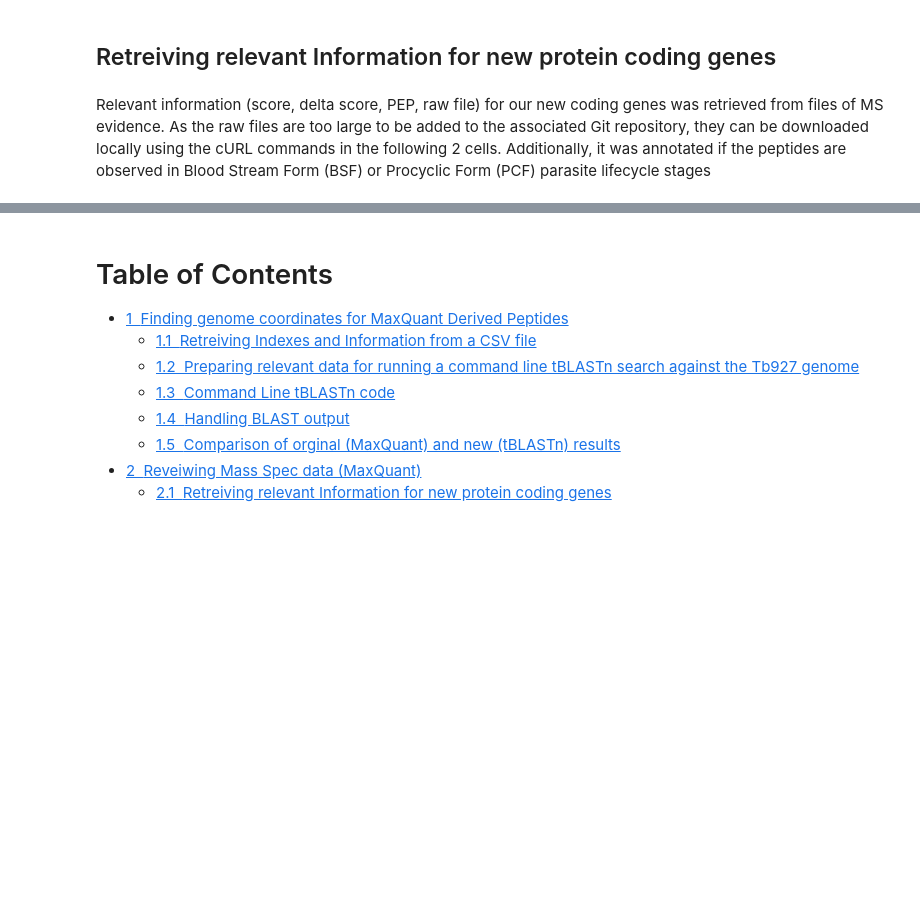
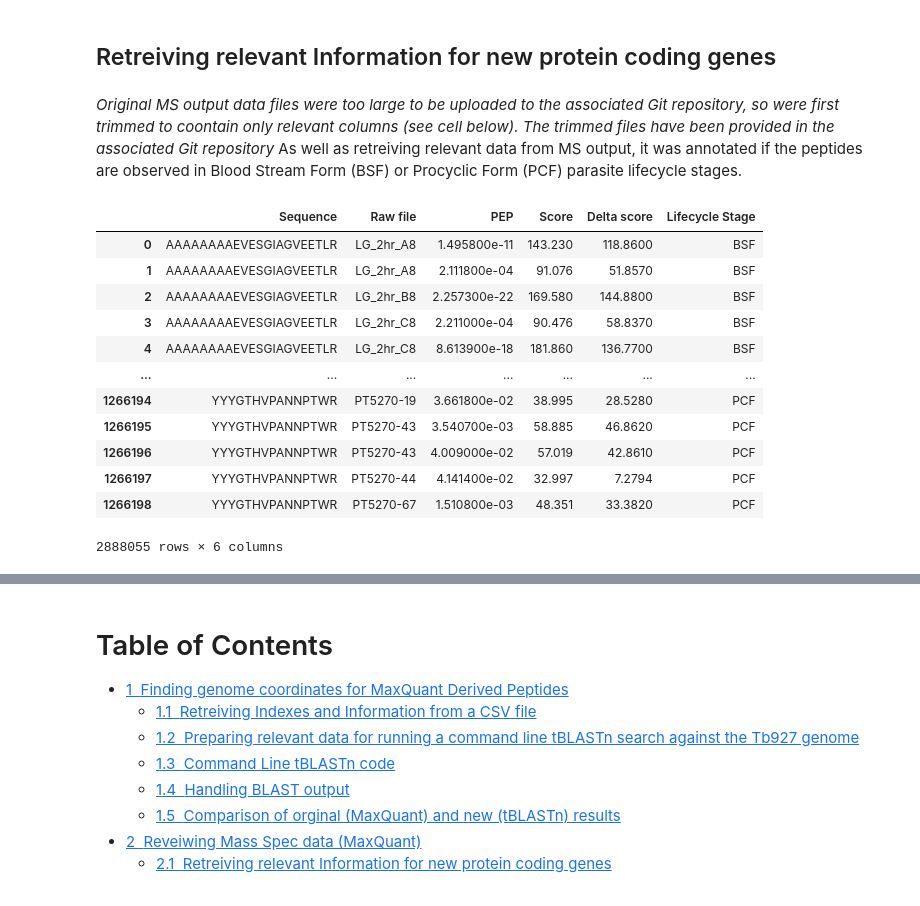
Before and after one commit to e-marriott/honours_project, a Jupyter notebook: project_notebook.ipynb, the cells around one changed output, grey strips where cells are left out. Cells and saved outputs as stored; diff of their text form; code cells hidden in the pictures; blank space fills up the shorter version.

Commit message:
trim evidence zip files

```diff
--- a/project_notebook.ipynb
+++ b/project_notebook.ipynb
@@ -277,5 +277,5 @@ The data produced by MaxQuant was reviewed to manually assess if the evidence is
 # %% [markdown]
 ## Retreiving relevant Information for new protein coding genes
 # %% [markdown]
-Relevant information (score, delta score, PEP, raw file) for our new coding genes was retrieved from files of MS evidence. As the raw files are too large to be added to the associated Git repository, they can be downloaded locally using the cURL commands in the following 2 cells.
-Additionally, it was annotated if the peptides are observed in Blood Stream Form (BSF) or Procyclic Form (PCF) parasite lifecycle stages
+*Original MS output data files were too large to be uploaded to the associated Git repository, so were first trimmed to coontain only relevant columns (see cell below). The trimmed files have been provided in the associated Git repository*
+As well as retreiving relevant data from MS output, it was annotated if the peptides are observed in Blood Stream Form (BSF) or Procyclic Form (PCF) parasite lifecycle stages.
@@ -322,16 +288,30 @@ Additionally, it was annotated if the peptides are observed in Blood Stream Form
 # %%
-#read in the proteomic evidence data (relevant columns only) for BSF
+#read in the proteomic evidence data for BSF
 #add a 'lifecyle stage' column, set this to 'BSF'
-df_bsf = pd.read_csv('evidence_bsf.zip',sep='\t', usecols = ['Sequence','Score','Delta score','PEP','Raw file'])
+df_bsf = pd.read_csv('evidence_bsf_trim.zip',sep=',')
 df_bsf['Lifecycle Stage'] = 'BSF'
 
 #as above for PCF
-df_pcf = pd.read_csv('evidence_pcf.zip',sep='\t', usecols = ['Sequence','Score','Delta score','PEP','Raw file'])
+df_pcf = pd.read_csv('evidence_pcf_trim.zip',sep=',')
 df_pcf['Lifecycle Stage'] = 'PCF'
 
 #combine as one dataframe
 df_all = df_bsf.append(df_pcf)
 df_all
+# %% [output]
+|  | Sequence | Raw file | PEP | Score | Delta score | Lifecycle Stage |
+| 0 | AAAAAAAAEVESGIAGVEETLR | LG_2hr_A8 | 1.495800e-11 | 143.230 | 118.8600 | BSF |
+| 1 | AAAAAAAAEVESGIAGVEETLR | LG_2hr_A8 | 2.111800e-04 | 91.076 | 51.8570 | BSF |
+| 2 | AAAAAAAAEVESGIAGVEETLR | LG_2hr_B8 | 2.257300e-22 | 169.580 | 144.8800 | BSF |
+| 3 | AAAAAAAAEVESGIAGVEETLR | LG_2hr_C8 | 2.211000e-04 | 90.476 | 58.8370 | BSF |
+| 4 | AAAAAAAAEVESGIAGVEETLR | LG_2hr_C8 | 8.613900e-18 | 181.860 | 136.7700 | BSF |
+| ... | ... | ... | ... | ... | ... | ... |
+| 1266194 | YYYGTHVPANNPTWR | PT5270-19 | 3.661800e-02 | 38.995 | 28.5280 | PCF |
+| 1266195 | YYYGTHVPANNPTWR | PT5270-43 | 3.540700e-03 | 58.885 | 46.8620 | PCF |
+| 1266196 | YYYGTHVPANNPTWR | PT5270-43 | 4.009000e-02 | 57.019 | 42.8610 | PCF |
+| 1266197 | YYYGTHVPANNPTWR | PT5270-44 | 4.141400e-02 | 32.997 | 7.2794 | PCF |
+| 1266198 | YYYGTHVPANNPTWR | PT5270-67 | 1.510800e-03 | 48.351 | 33.3820 | PCF |
+2888055 rows × 6 columns
 # %%
 #from previous blast results, create dataframe of gene names and peptide sequences for genes of interest only
 
```
Also changed, not shown: parts of 6 cells of this notebook, 2 other files.
